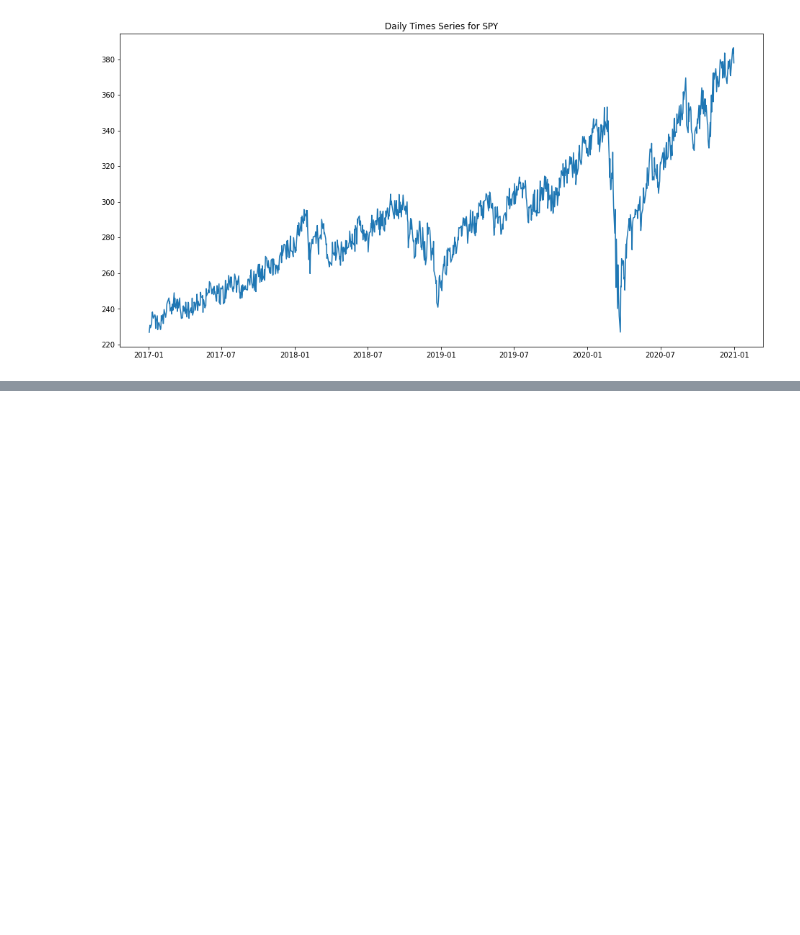
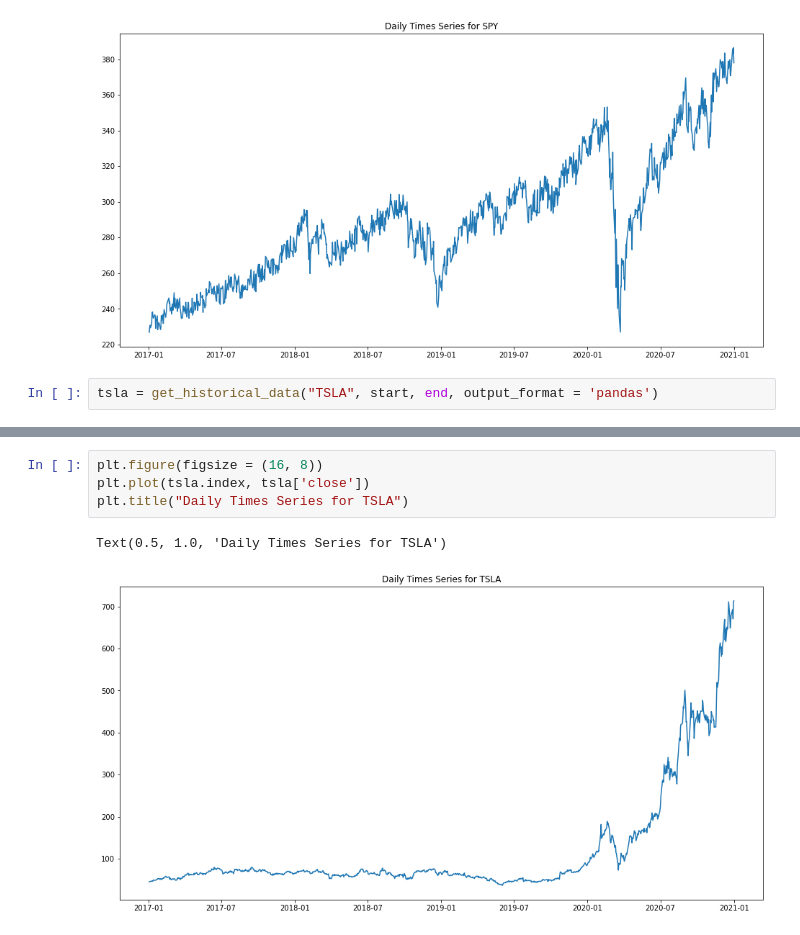
Before and after one commit to lukewbecker/fbphrophet-remote, a Jupyter notebook: iex_testing.ipynb, the cells around one changed output, grey strips where cells are left out. Drawn from its saved outputs; the diff is of its cells as text; blank space fills up the shorter version.

Commit message:
updates using specific endpoints for historical data

```diff
--- a/iex_testing.ipynb
+++ b/iex_testing.ipynb
@@ -39,3 +41,5 @@ plt.title("Daily Times Series for SPY")
 # %% [output]
 Text(0.5, 1.0, 'Daily Times Series for SPY')
 [figure]
+# %%
+tsla = get_historical_data("TSLA", start, end, output_format = 'pandas')
@@ -41,0 +63,7 @@ Text(0.5, 1.0, 'Daily Times Series for SPY')
+# %%
+plt.figure(figsize = (16, 8))
+plt.plot(tsla.index, tsla['close'])
+plt.title("Daily Times Series for TSLA")
+# %% [output]
+Text(0.5, 1.0, 'Daily Times Series for TSLA')
+[figure, added]
```
Also changed, not shown: parts of 2 cells of this notebook.
